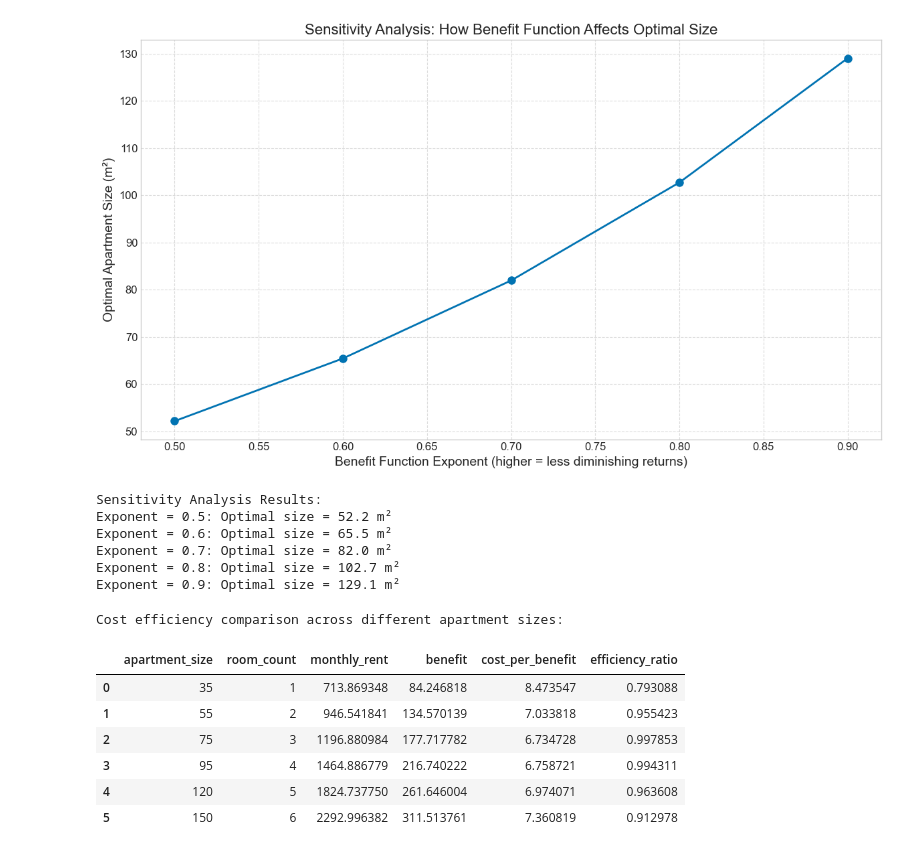
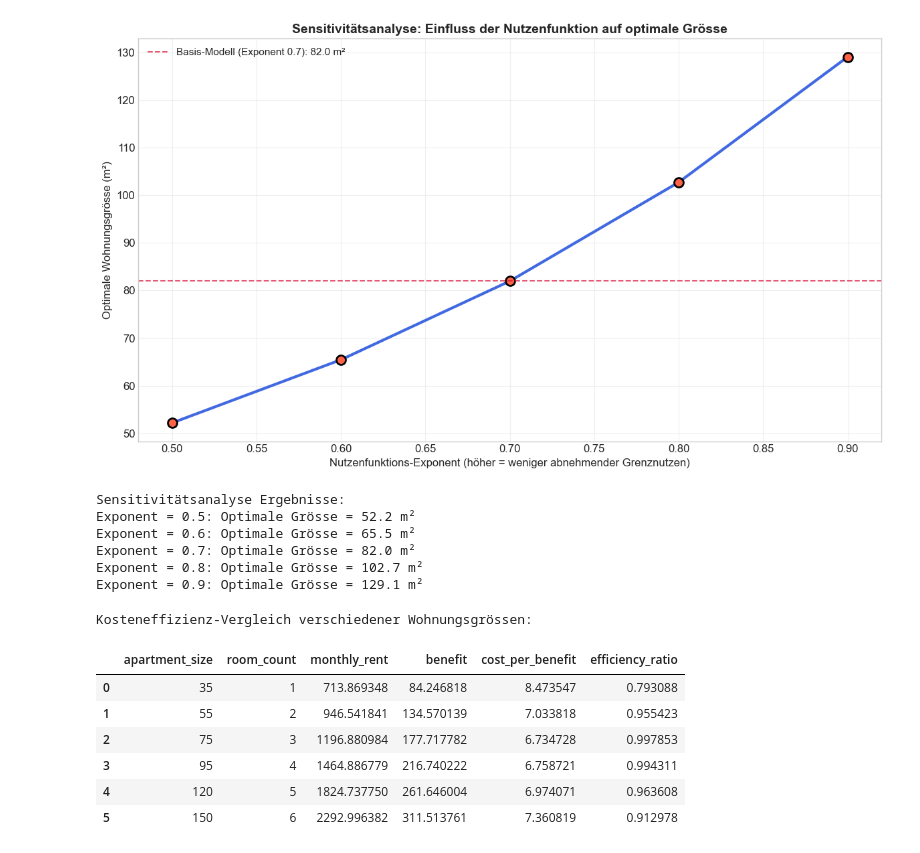
Before and after one commit to NevinJulian/HSLU.MATF, a Jupyter notebook: scripts/calculations/optimization_of_living_space.ipynb, the cells around one changed output. Drawn from its saved outputs; the diff is of its cells as text; code cells hidden in the pictures.

```diff
--- a/scripts/calculations/optimization_of_living_space.ipynb
+++ b/scripts/calculations/optimization_of_living_space.ipynb
@@ -199,19 +124,0 @@ This models the diminishing returns on additional living space
-# %%
-# Calculate the cost per benefit ratio: K(m²)/N(m²)
-def cost_per_benefit(x):
-    """Cost per unit of benefit at size x."""
-    if x <= 15:  # Ensure we don't go below minimum size
-        return float('inf')
-    return cost_function(x, a, b, c) / benefit_function(x)
-
-# Calculate and plot the cost per benefit curve
-cpb_values = [cost_per_benefit(x) for x in apartment_sizes]
-
-plt.figure(figsize=(12, 7))
-plt.plot(apartment_sizes, cpb_values, 'b-', linewidth=3)
-plt.title('Cost per Unit of Benefit vs. Apartment Size', fontsize=16)
-plt.xlabel('Apartment Size (m²)', fontsize=14)
-plt.ylabel('Cost per Benefit (CHF/Utility Unit)', fontsize=14)
-plt.grid(True, linestyle='--', alpha=0.7)
-plt.tight_layout()
-plt.show()
@@ -294,43 +270,44 @@ plt.show()
 # %%
-# Sensitivity analysis: How does the optimal size change with different benefit function parameters?
 exponents = np.array([0.5, 0.6, 0.7, 0.8, 0.9])
 optimal_sizes = []
 
 for exponent in exponents:
-    # Redefine cost per benefit with new exponent
     def cpb(x, exp=exponent):
         if x <= 15:
             return float('inf')
         return cost_function(x, a, b, c) / (10 * (x - 15 + 1)**exp)
 
-    # Find the minimum
     result = minimize(cpb, x0=50, bounds=[(15, 200)])
     optimal_sizes.append(result.x[0])
 
-# Plot the sensitivity analysis
 plt.figure(figsize=(12, 7))
-plt.plot(exponents, optimal_sizes, 'o-', linewidth=2, markersize=8)
-plt.title('Sensitivity Analysis: How Benefit Function Affects Optimal Size', fontsize=16)
-plt.xlabel('Benefit Function Exponent (higher = less diminishing returns)', fontsize=14)
-plt.ylabel('Optimal Apartment Size (m²)', fontsize=14)
-plt.grid(True, linestyle='--', alpha=0.7)
+plt.plot(exponents, optimal_sizes, 'o-', linewidth=3, markersize=10,
+         color='#4169E1', markerfacecolor='#FF6347', markeredgecolor='black', markeredgewidth=2)
+
+plt.axhline(y=optimal_size, color='#DC143C', linestyle='--', alpha=0.7,
+            label=f'Basis-Modell (Exponent 0.7): {optimal_size:.1f} m²')
+
+plt.title('Sensitivitätsanalyse: Einfluss der Nutzenfunktion auf optimale Grösse', fontsize=14, fontweight='bold')
+plt.xlabel('Nutzenfunktions-Exponent (höher = weniger abnehmender Grenznutzen)', fontsize=12)
+plt.ylabel('Optimale Wohnungsgrösse (m²)', fontsize=12)
+plt.grid(True, alpha=0.3)
+plt.legend(fontsize=11)
 plt.tight_layout()
 plt.show()
 
-print("Sensitivity Analysis Results:")
+print("Sensitivitätsanalyse Ergebnisse:")
 for i, exponent in enumerate(exponents):
-    print(f"Exponent = {exponent}: Optimal size = {optimal_sizes[i]:.1f} m²")
+    print(f"Exponent = {exponent}: Optimale Grösse = {optimal_sizes[i]:.1f} m²")
 # %% [output]
-[figure, old version]
+[figure, new version]
-Sensitivity Analysis Results:
-Exponent = 0.5: Optimal size = 52.2 m²
-Exponent = 0.6: Optimal size = 65.5 m²
-Exponent = 0.7: Optimal size = 82.0 m²
-Exponent = 0.8: Optimal size = 102.7 m²
-Exponent = 0.9: Optimal size = 129.1 m²
+Sensitivitätsanalyse Ergebnisse:
+Exponent = 0.5: Optimale Grösse = 52.2 m²
+Exponent = 0.6: Optimale Grösse = 65.5 m²
+Exponent = 0.7: Optimale Grösse = 82.0 m²
+Exponent = 0.8: Optimale Grösse = 102.7 m²
+Exponent = 0.9: Optimale Grösse = 129.1 m²
 # %%
-# Compare the cost efficiency at different apartment sizes
-sizes_to_compare = [35, 55, 75, 95, 120, 150]  # Different typical apartment sizes
+sizes_to_compare = [35, 55, 75, 95, 120, 150]
 comparison_data = []
 
 for size in sizes_to_compare:
@@ -338,7 +315,6 @@ for size in sizes_to_compare:
     benefit = benefit_function(size)
     ratio = cost / benefit
 
-    # Find closest room count
     closest_room = min(typical_sizes.items(), key=lambda x: abs(float(x[1]) - size))
 
     comparison_data.append({
@@ -347,16 +323,16 @@ for size in sizes_to_compare:
         'monthly_rent': cost,
         'benefit': benefit,
         'cost_per_benefit': ratio,
-        'efficiency_ratio': minimum_ratio / ratio  # 1.0 = optimal, <1.0 = less efficient
+        'efficiency_ratio': minimum_ratio / ratio
     })
 
 comparison_df = pd.DataFrame(comparison_data)
 comparison_df = comparison_df.sort_values('apartment_size')
 
-print("Cost efficiency comparison across different apartment sizes:")
+print("Kosteneffizienz-Vergleich verschiedener Wohnungsgrössen:")
 display(comparison_df)
 # %% [output]
-Cost efficiency comparison across different apartment sizes:
+Kosteneffizienz-Vergleich verschiedener Wohnungsgrössen:
 |  | apartment_size | room_count | monthly_rent | benefit | cost_per_benefit | efficiency_ratio |
 | 0 | 35 | 1 | 713.869348 | 84.246818 | 8.473547 | 0.793088 |
 | 1 | 55 | 2 | 946.541841 | 134.570139 | 7.033818 | 0.955423 |
```
Also changed, not shown: parts of 17 cells of this notebook, 3 other files.
